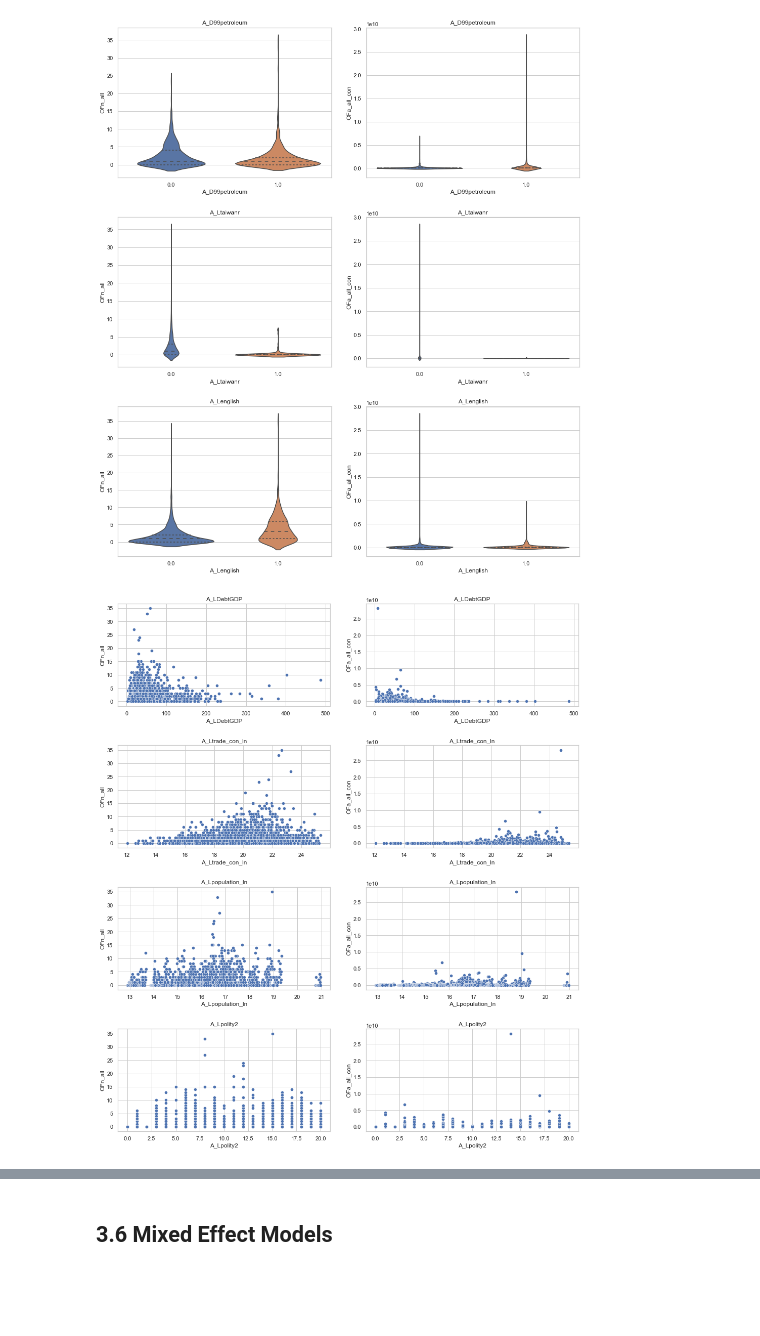
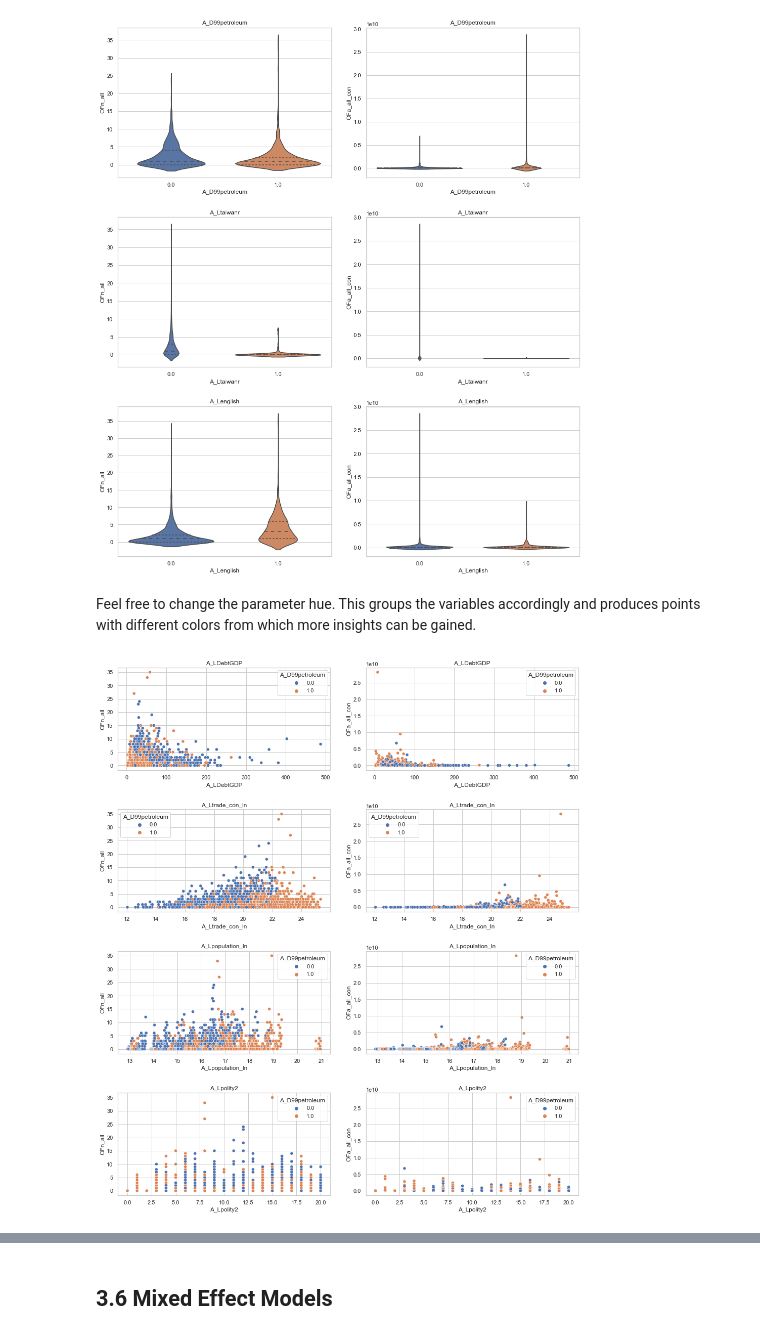
Before and after one commit to JonathanWillnow/ose-data-science-course-project-JonathanWillnow, a Jupyter notebook: JonathanWillnowOSE.ipynb, the cells around one changed output, grey strips where cells are left out. Drawn from its saved outputs; the diff is of its cells as text; code cells hidden in the pictures; blank space fills up the shorter version.

```diff
--- a/JonathanWillnowOSE.ipynb
+++ b/JonathanWillnowOSE.ipynb
@@ -345,9 +346,13 @@ columns_of_interest = ["A_D99petroleum","A_Ltaiwanr","A_Lenglish"]
 quali_descriptive_plots(allocation_data, columns_of_interest)
 # %% [output]
 [figure]
+# %% [markdown]
+Feel free to change the parameter hue. This groups the variables accordingly and produces points with different colors from which more insights can be gained.
 # %%
+hue = "A_D99petroleum"
+
 columns_of_interest_scatter = ["A_LDebtGDP","A_Ltrade_con_ln","A_Lpopulation_ln","A_Lpolity2"]
-quanti_descriptive_plots(allocation_data, columns_of_interest_scatter)
+quanti_descriptive_plots(allocation_data, columns_of_interest_scatter, hue)
 # %% [output]
-[figure, old version]
+[figure, new version]
 # %% [markdown]
```
Also changed, not shown: parts of 23 cells of this notebook.
